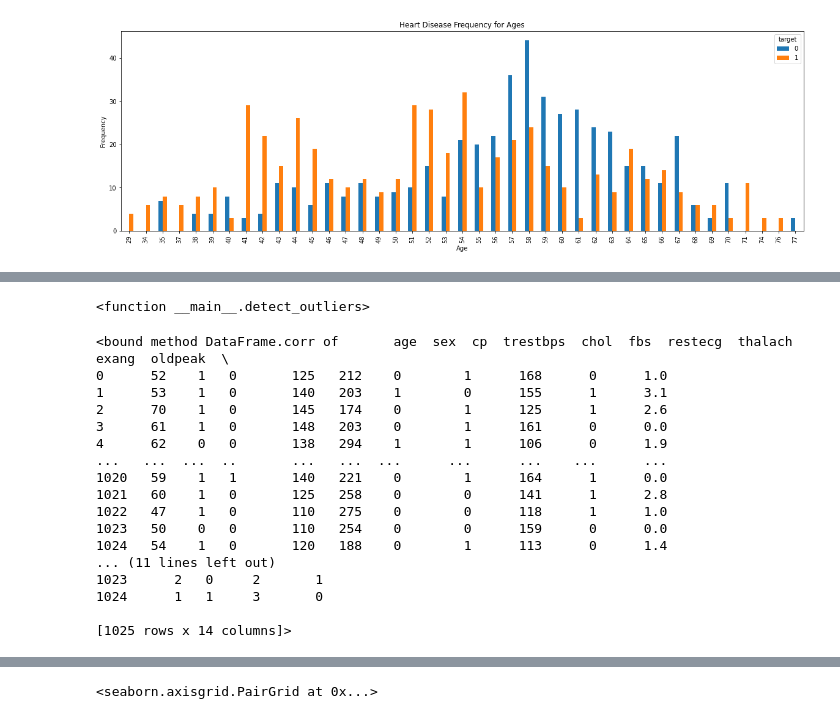
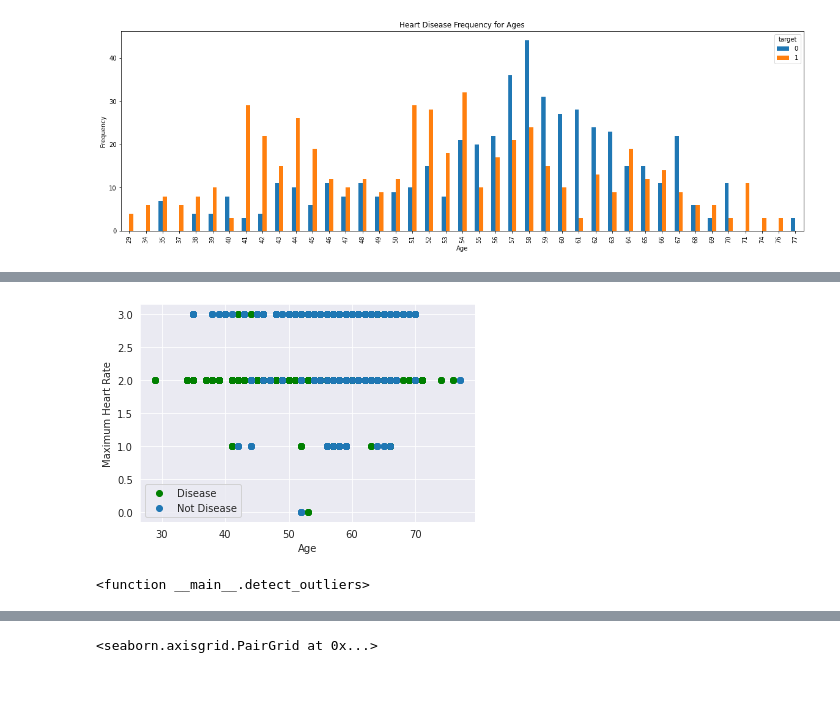
Before and after one commit to masp42/Crisp_DM_CA, a Jupyter notebook: Heart_Disease_Prediction_CA.ipynb, the cells around one changed output, grey strips where cells are left out. Saved outputs shown, nothing was run; the diff lists cells and outputs as text; code cells hidden in the pictures; blank space fills up the shorter version.

```diff
--- a/Heart_Disease_Prediction_CA.ipynb
+++ b/Heart_Disease_Prediction_CA.ipynb
@@ -290 +320,11 @@ plt.show()
+# %%
+# Made by Marcelo
+plt.scatter(x=df.age[df.target==1], y=df.thal[(df.target==1)], c="green")
+plt.scatter(x=df.age[df.target==0], y=df.thal[(df.target==0)])
+plt.legend(["Disease", "Not Disease"])
+plt.xlabel("Age")
+plt.ylabel("Maximum Heart Rate")
+plt.show()
+# %% [output]
+[figure, added]
 # %%
@@ -304,25 +346,6 @@ def detect_outliers(df):
 outliers_pt = detect_outliers #Used to detect ouliers on our dataset
-# %%
-outliers_pt
-# %% [output]
-<function __main__.detect_outliers>
-# %%
-df.corr
-# %% [output]
-<bound method DataFrame.corr of       age  sex  cp  trestbps  chol  fbs  restecg  thalach  exang  oldpeak  \
-0      52    1   0       125   212    0        1      168      0      1.0
-1      53    1   0       140   203    1        0      155      1      3.1
-2      70    1   0       145   174    0        1      125      1      2.6
-3      61    1   0       148   203    0        1      161      0      0.0
-4      62    0   0       138   294    1        1      106      0      1.9
-...   ...  ...  ..       ...   ...  ...      ...      ...    ...      ...
-1020   59    1   1       140   221    0        1      164      1      0.0
-1021   60    1   0       125   258    0        0      141      1      2.8
-1022   47    1   0       110   275    0        0      118      1      1.0
-1023   50    0   0       110   254    0        0      159      0      0.0
-1024   54    1   0       120   188    0        1      113      0      1.4
-... (11 lines left out)
-1023      2   0     2       1
-1024      1   1     3       0
-
-[1025 rows x 14 columns]>
+# %%
+# Made by Marcelo
+outliers_pt
+# %% [output]
+<function __main__.detect_outliers>
```
Also changed, not shown: parts of 49 cells of this notebook.
